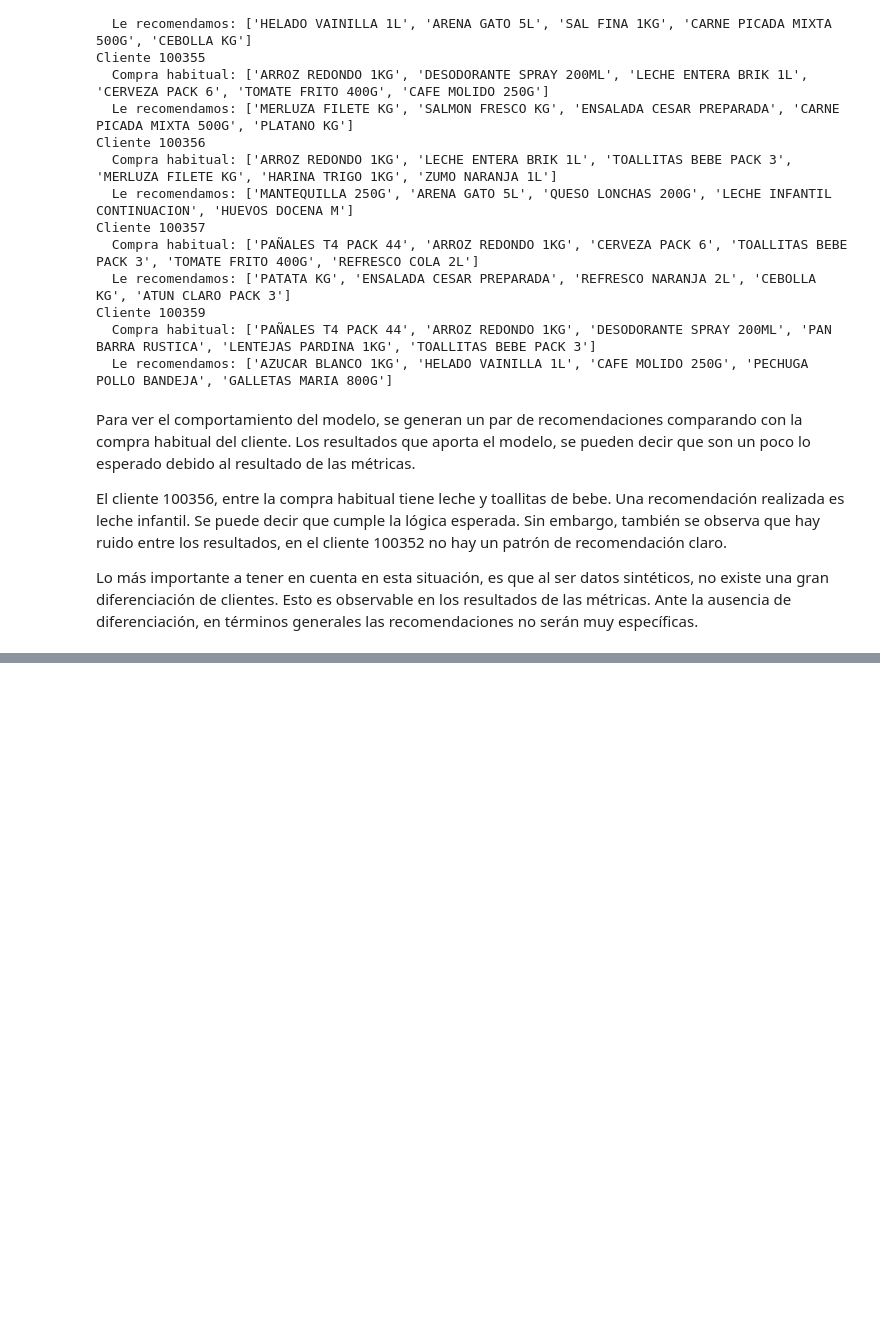
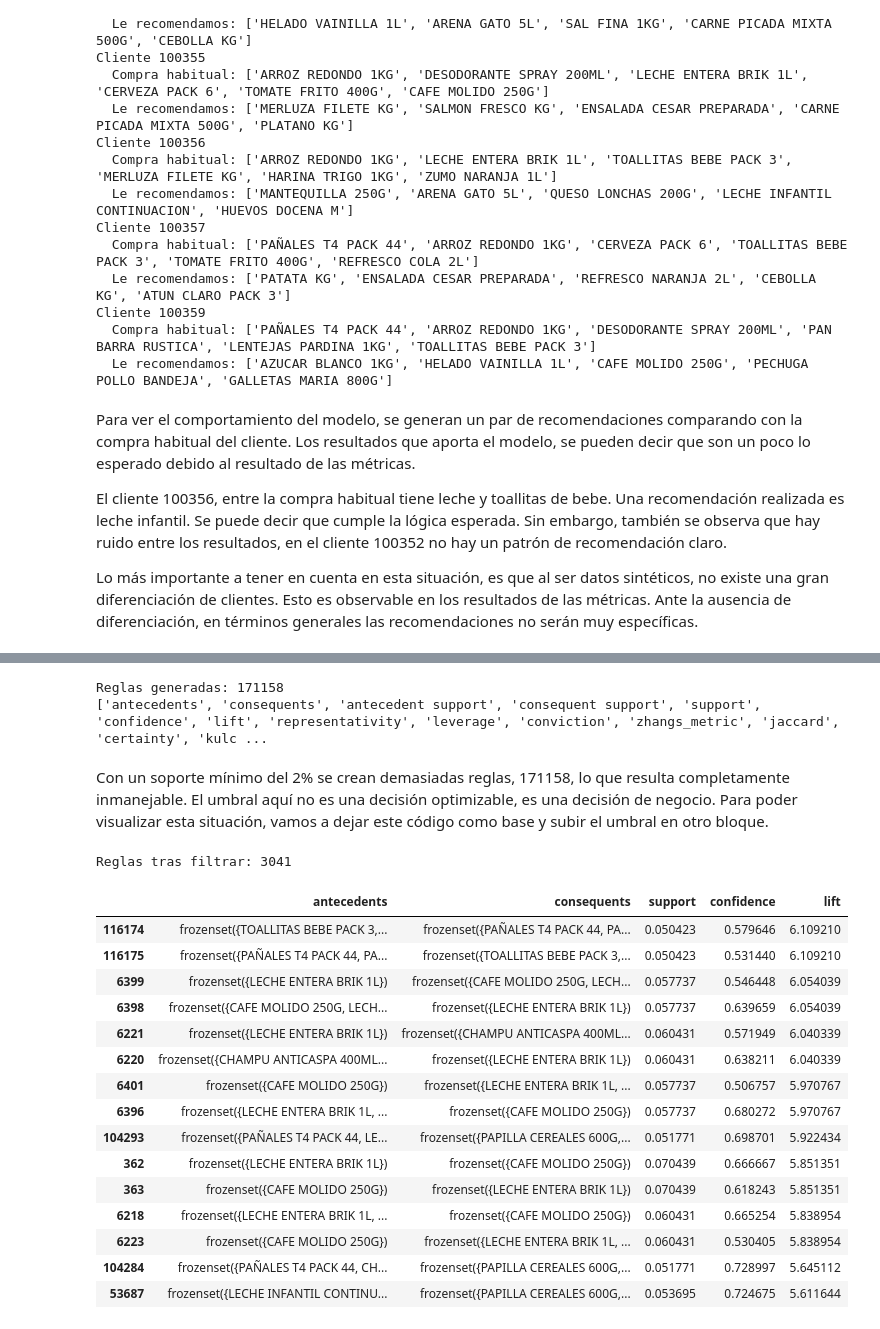
Before and after one commit to ivanfondo/Portafolio-Data-Science-Python, a Jupyter notebook: SistemaRecomendacionHibrido/SistemaHibrido.ipynb, the cells around one changed output, grey strips where cells are left out. Cells and saved outputs as stored; diff of their text form; code cells hidden in the pictures; blank space fills up the shorter version.

Commit message:
Inicio Apriori para BI

```diff
--- a/SistemaRecomendacionHibrido/SistemaHibrido.ipynb
+++ b/SistemaRecomendacionHibrido/SistemaHibrido.ipynb
@@ -548,0 +554,7 @@ Lo más importante a tener en cuenta en esta situación, es que al ser datos sin
+# %%
+# Convertimos cada ticket en una lista de productos
+cestas = df.groupby('ticket_number')['product_name'].apply(list)
+
+print(f'Numero de cestas (tickets): {len(cestas)}')
+print('Ejemplo de cesta')
+print(cestas.iloc[0])
@@ -548,0 +567,9 @@ Lo más importante a tener en cuenta en esta situación, es que al ser datos sin
+# %%
+te = TransactionEncoder() #instanciamos objeto
+te_array = te.fit_transform(cestas)
+
+# Pasamos array a DF
+cestas_binarias = pd.DataFrame(te_array, columns=te.columns_)
+
+print(f'Forma: {cestas_binarias.shape}')
+cestas_binarias
@@ -548,0 +593,8 @@ Lo más importante a tener en cuenta en esta situación, es que al ser datos sin
+# %%
+# instanciamos algoritmo e indicamos que la frecuencia de aparición mínima sea un 2%
+itemsets = apriori(cestas_binarias, min_support=0.02, use_colnames=True)
+
+itemsets['longitud'] = itemsets['itemsets'].apply(len)
+
+print(f'Itemsets encontados: {len(itemsets)}')
+itemsets.sort_values('support', ascending=False).head(10)
@@ -548,0 +621,39 @@ Lo más importante a tener en cuenta en esta situación, es que al ser datos sin
+# %%
+# regla de asociacion con lift
+reglas = association_rules(itemsets, metric='lift', min_threshold=1)
+
+print(f'Reglas generadas: {len(reglas)}')
+print(reglas.columns.tolist())
+# %% [output]
+Reglas generadas: 171158
+['antecedents', 'consequents', 'antecedent support', 'consequent support', 'support', 'confidence', 'lift', 'representativity', 'leverage', 'conviction', 'zhangs_metric', 'jaccard', 'certainty', 'kulc ...
+# %% [markdown]
+Con un soporte mínimo del 2% se crean demasiadas reglas, 171158, lo que resulta completamente inmanejable. El umbral aquí no es una decisión optimizable, es una decisión de negocio. Para poder visualizar esta situación, vamos a dejar este código como base y subir el umbral en otro bloque.
+# %%
+# Reglas accionables: combinaciones frecuentes Y con asociación fuerte
+reglas_filtradas = reglas[
+    (reglas["support"] >= 0.05) &      # aparece en al menos 5% de cestas
+    (reglas["lift"] >= 1.2) &          # asociación notablemente sobre el azar
+    (reglas["confidence"] >= 0.5)      # quien compra A, al menos 50% compra B
+].sort_values("lift", ascending=False)
+
+print(f"Reglas tras filtrar: {len(reglas_filtradas)}")
+reglas_filtradas[["antecedents", "consequents", "support", "confidence", "lift"]].head(15)
+# %% [output]
+Reglas tras filtrar: 3041
+|  | antecedents | consequents | support | confidence | lift |
+| 116174 | frozenset({TOALLITAS BEBE PACK 3,... | frozenset({PAÑALES T4 PACK 44, PA... | 0.050423 | 0.579646 | 6.109210 |
+| 116175 | frozenset({PAÑALES T4 PACK 44, PA... | frozenset({TOALLITAS BEBE PACK 3,... | 0.050423 | 0.531440 | 6.109210 |
+| 6399 | frozenset({LECHE ENTERA BRIK 1L}) | frozenset({CAFE MOLIDO 250G, LECH... | 0.057737 | 0.546448 | 6.054039 |
+| 6398 | frozenset({CAFE MOLIDO 250G, LECH... | frozenset({LECHE ENTERA BRIK 1L}) | 0.057737 | 0.639659 | 6.054039 |
+| 6221 | frozenset({LECHE ENTERA BRIK 1L}) | frozenset({CHAMPU ANTICASPA 400ML... | 0.060431 | 0.571949 | 6.040339 |
+| 6220 | frozenset({CHAMPU ANTICASPA 400ML... | frozenset({LECHE ENTERA BRIK 1L}) | 0.060431 | 0.638211 | 6.040339 |
+| 6401 | frozenset({CAFE MOLIDO 250G}) | frozenset({LECHE ENTERA BRIK 1L, ... | 0.057737 | 0.506757 | 5.970767 |
+| 6396 | frozenset({LECHE ENTERA BRIK 1L, ... | frozenset({CAFE MOLIDO 250G}) | 0.057737 | 0.680272 | 5.970767 |
+| 104293 | frozenset({PAÑALES T4 PACK 44, LE... | frozenset({PAPILLA CEREALES 600G,... | 0.051771 | 0.698701 | 5.922434 |
+| 362 | frozenset({LECHE ENTERA BRIK 1L}) | frozenset({CAFE MOLIDO 250G}) | 0.070439 | 0.666667 | 5.851351 |
+| 363 | frozenset({CAFE MOLIDO 250G}) | frozenset({LECHE ENTERA BRIK 1L}) | 0.070439 | 0.618243 | 5.851351 |
+| 6218 | frozenset({LECHE ENTERA BRIK 1L, ... | frozenset({CAFE MOLIDO 250G}) | 0.060431 | 0.665254 | 5.838954 |
+| 6223 | frozenset({CAFE MOLIDO 250G}) | frozenset({LECHE ENTERA BRIK 1L, ... | 0.060431 | 0.530405 | 5.838954 |
+| 104284 | frozenset({PAÑALES T4 PACK 44, CH... | frozenset({PAPILLA CEREALES 600G,... | 0.051771 | 0.728997 | 5.645112 |
+| 53687 | frozenset({LECHE INFANTIL CONTINU... | frozenset({PAPILLA CEREALES 600G,... | 0.053695 | 0.724675 | 5.611644 |
```
Also changed, not shown: parts of 8 cells of this notebook.
